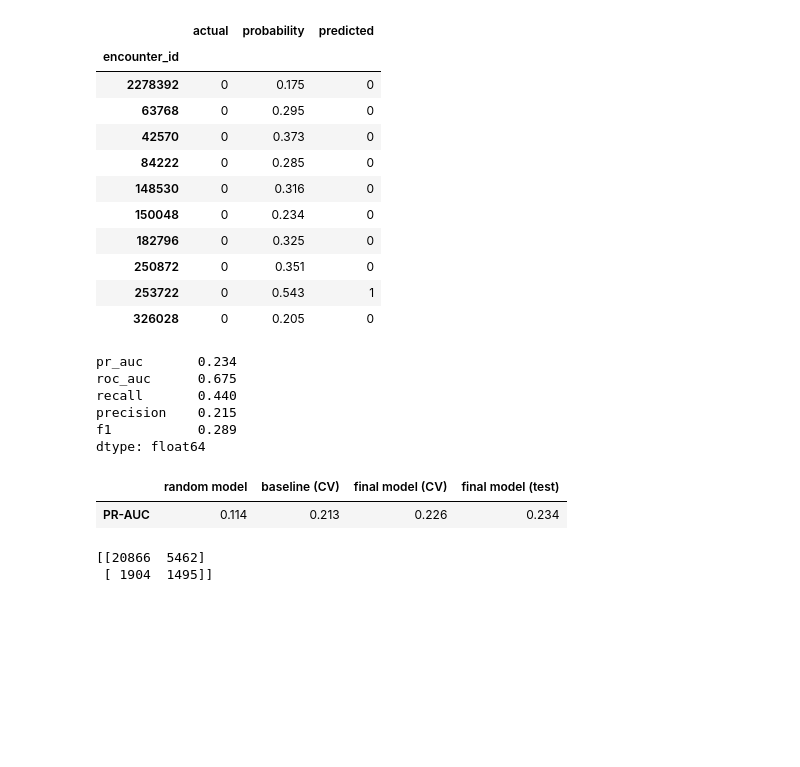
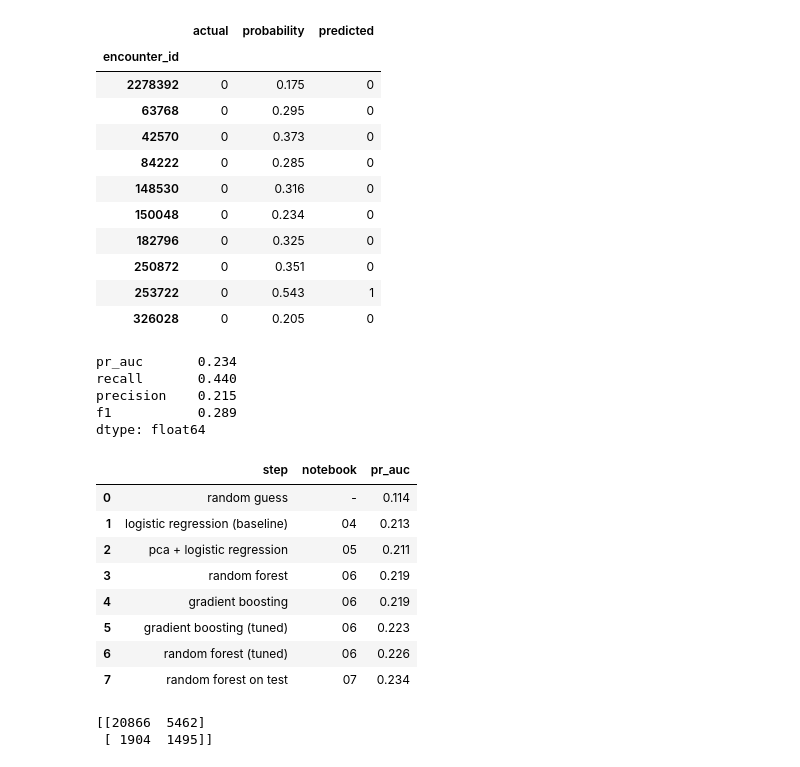
Before and after one commit to rahulsaikarlapudi/diabetes-readmission-prediction, a Jupyter notebook: notebooks/07_model_evaluation.ipynb, the cells around one changed output. Drawn from its saved outputs; the diff is of its cells as text; code cells hidden in the pictures; blank space fills up the shorter version.

Commit message:
Trim notebooks to required steps

```diff
--- a/notebooks/07_model_evaluation.ipynb
+++ b/notebooks/07_model_evaluation.ipynb
@@ -54,7 +54,6 @@ results.head(10)
 #calculating test metrics
 test_scores = {
     "pr_auc": average_precision_score(y_test, proba),
-    "roc_auc": roc_auc_score(y_test, proba),
     "recall": recall_score(y_test, pred),
     "precision": precision_score(y_test, pred),
     "f1": f1_score(y_test, pred),
@@ -62,23 +61,33 @@ test_scores = {
 pd.Series(test_scores).round(3)
 # %% [output]
 pr_auc       0.234
-roc_auc      0.675
 recall       0.440
 precision    0.215
 f1           0.289
 dtype: float64
-# %%
-#comparing cv and test scores
-baseline = json.load(open("../reports/baseline_results.json"))
-pd.DataFrame({
-    "random model": [y_test.mean()],
-    "baseline (CV)": [baseline["cv_pr_auc"]],
-    "final model (CV)": [selection["cv_pr_auc"]],
-    "final model (test)": [test_scores["pr_auc"]],
-}, index=["PR-AUC"]).round(3)
-# %% [output]
-|  | random model | baseline (CV) | final model (CV) | final model (test) |
-| PR-AUC | 0.114 | 0.213 | 0.226 | 0.234 |
+# %%
+#pr-auc at every step of the project
+baseline = json.load(open("../reports/baseline_results.json"))
+pca = json.load(open("../reports/pca_results.json"))
+progress = pd.DataFrame({
+    "step": ["random guess", "logistic regression (baseline)", "pca + logistic regression", "random forest",
+             "gradient boosting", "gradient boosting (tuned)", "random forest (tuned)", "random forest on test"],
+    "notebook": ["-", "04", "05", "06", "06", "06", "06", "07"],
+    "pr_auc": [y_test.mean(), baseline["cv_pr_auc"], pca["cv_pr_auc"], selection["comparison"]["Random Forest"],
+               selection["comparison"]["Gradient Boosting"], selection["tuned_gradient_boosting"],
+               selection["tuned_random_forest"], test_scores["pr_auc"]],
+})
+progress.round(3)
+# %% [output]
+|  | step | notebook | pr_auc |
+| 0 | random guess | - | 0.114 |
+| 1 | logistic regression (baseline) | 04 | 0.213 |
+| 2 | pca + logistic regression | 05 | 0.211 |
+| 3 | random forest | 06 | 0.219 |
+| 4 | gradient boosting | 06 | 0.219 |
+| 5 | gradient boosting (tuned) | 06 | 0.223 |
+| 6 | random forest (tuned) | 06 | 0.226 |
+| 7 | random forest on test | 07 | 0.234 |
 # %%
 #confusion matrix on test
 print(confusion_matrix(y_test, pred))
```
Also changed, not shown: parts of 3 cells of this notebook, 11 other files.
